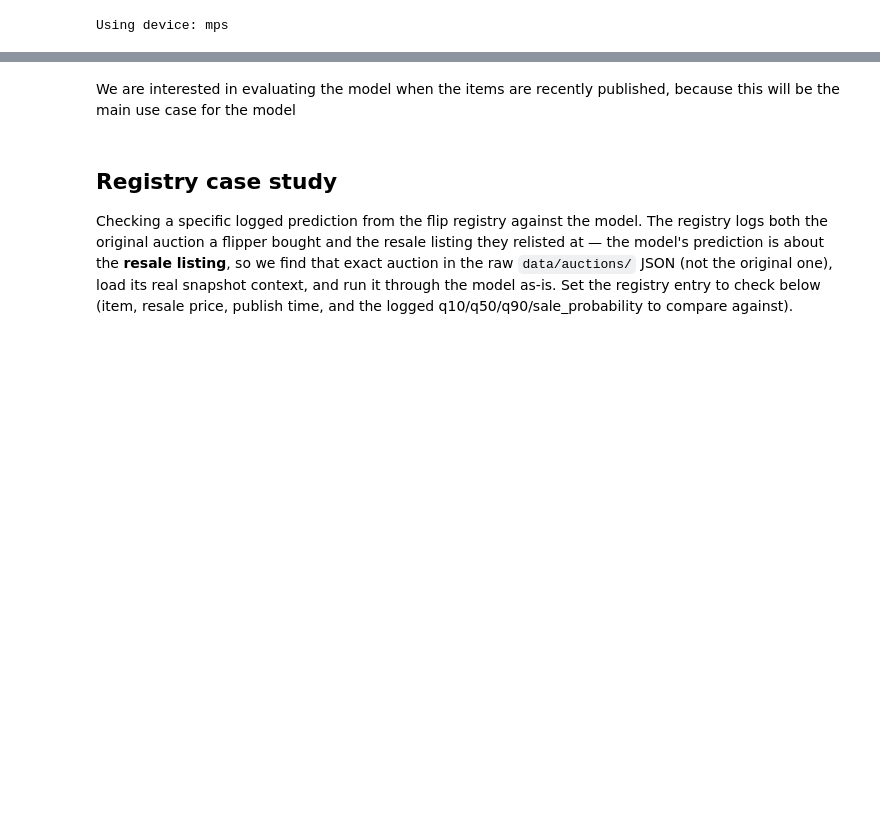
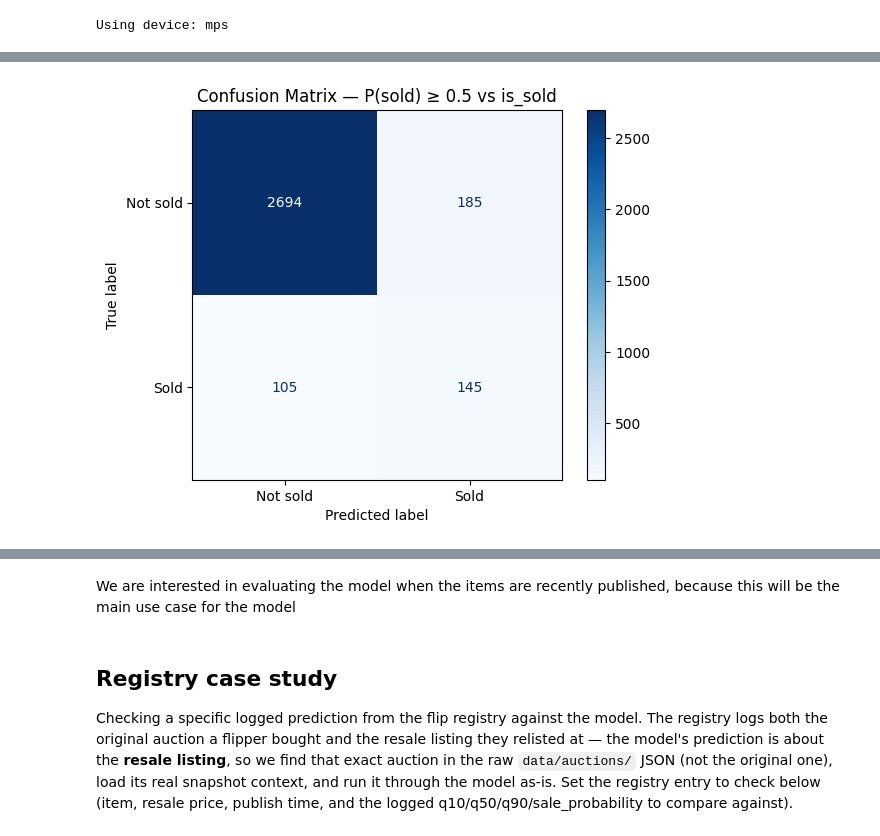
Before and after one commit to AngelUrq/auction_classic, a Jupyter notebook: notebooks/transformer_evaluation.ipynb, the cells around one changed output, grey strips where cells are left out. Cells and saved outputs as stored; diff of their text form; code cells hidden in the pictures; blank space fills up the shorter version.

```diff
--- a/notebooks/transformer_evaluation.ipynb
+++ b/notebooks/transformer_evaluation.ipynb
@@ -127,0 +149,24 @@ Mean absolute error: 12.770462218649516 for 2488 auctions
+# %%
+from sklearn.metrics import precision_score, recall_score, f1_score, accuracy_score, confusion_matrix, ConfusionMatrixDisplay
+
+df_auctions_filtered = df_predictions[df_predictions['listing_age'] == 0].copy()
+df_auctions_filtered = df_auctions_filtered[df_auctions_filtered['time_left'] == 48.0]
+
+df_auctions_filtered['sold_gt'] = df_auctions_filtered['is_sold'].astype(int)
+df_auctions_filtered['sold_prediction'] = (df_auctions_filtered['sale_probability'] >= 0.5).astype(int)
+
+num_positive = df_auctions_filtered['sold_gt'].sum()
+
+print(f"Total samples   : {len(df_auctions_filtered):,}")
+print(f"Sold (is_sold=1): {int(num_positive)}  ({num_positive / len(df_auctions_filtered):.2%})")
+print(f"Predicted sold  : {int(df_auctions_filtered['sold_prediction'].sum())}")
+
+accuracy  = accuracy_score(df_auctions_filtered['sold_gt'], df_auctions_filtered['sold_prediction'])
+precision = precision_score(df_auctions_filtered['sold_gt'], df_auctions_filtered['sold_prediction'], zero_division=0)
+recall    = recall_score(df_auctions_filtered['sold_gt'], df_auctions_filtered['sold_prediction'], zero_division=0)
+f1        = f1_score(df_auctions_filtered['sold_gt'], df_auctions_filtered['sold_prediction'], zero_division=0)
+
+print(f"\nAccuracy : {accuracy:.4f}")
+print(f"Precision: {precision:.4f} (of predicted-sold, fraction that actually sold)")
+print(f"Recall   : {recall:.4f} (of actual sold, fraction caught)")
+print(f"F1 score : {f1:.4f}")
@@ -127,0 +236,9 @@ Mean absolute error: 12.770462218649516 for 2488 auctions
+# %%
+cm = confusion_matrix(df_auctions_filtered['sold_gt'], df_auctions_filtered['sold_prediction'])
+
+disp = ConfusionMatrixDisplay(confusion_matrix=cm, display_labels=["Not sold", "Sold"])
+disp.plot(cmap="Blues", values_format='d')
+plt.title("Confusion Matrix — P(sold) ≥ 0.5 vs is_sold")
+plt.show()
+# %% [output]
+[figure, added]
```
Also changed, not shown: parts of 44 cells of this notebook, 3 other files.
